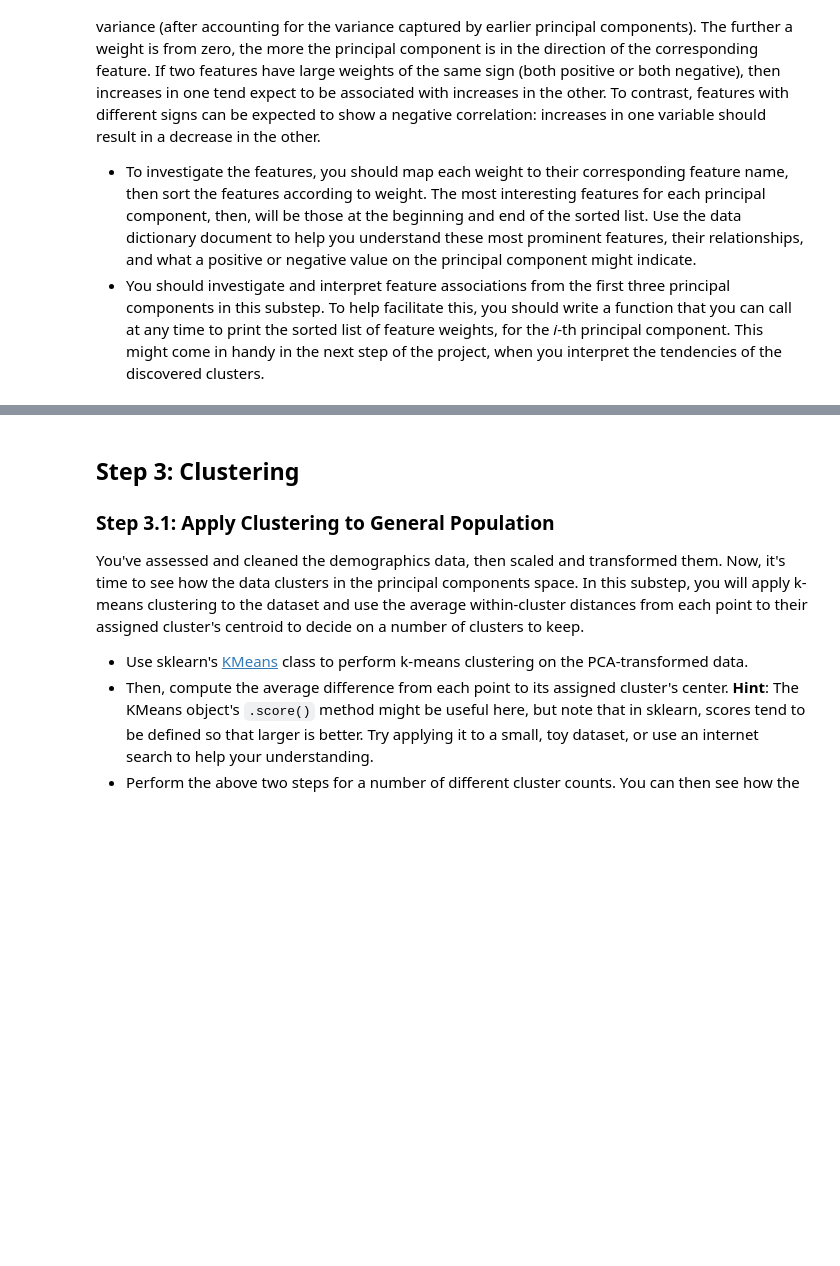
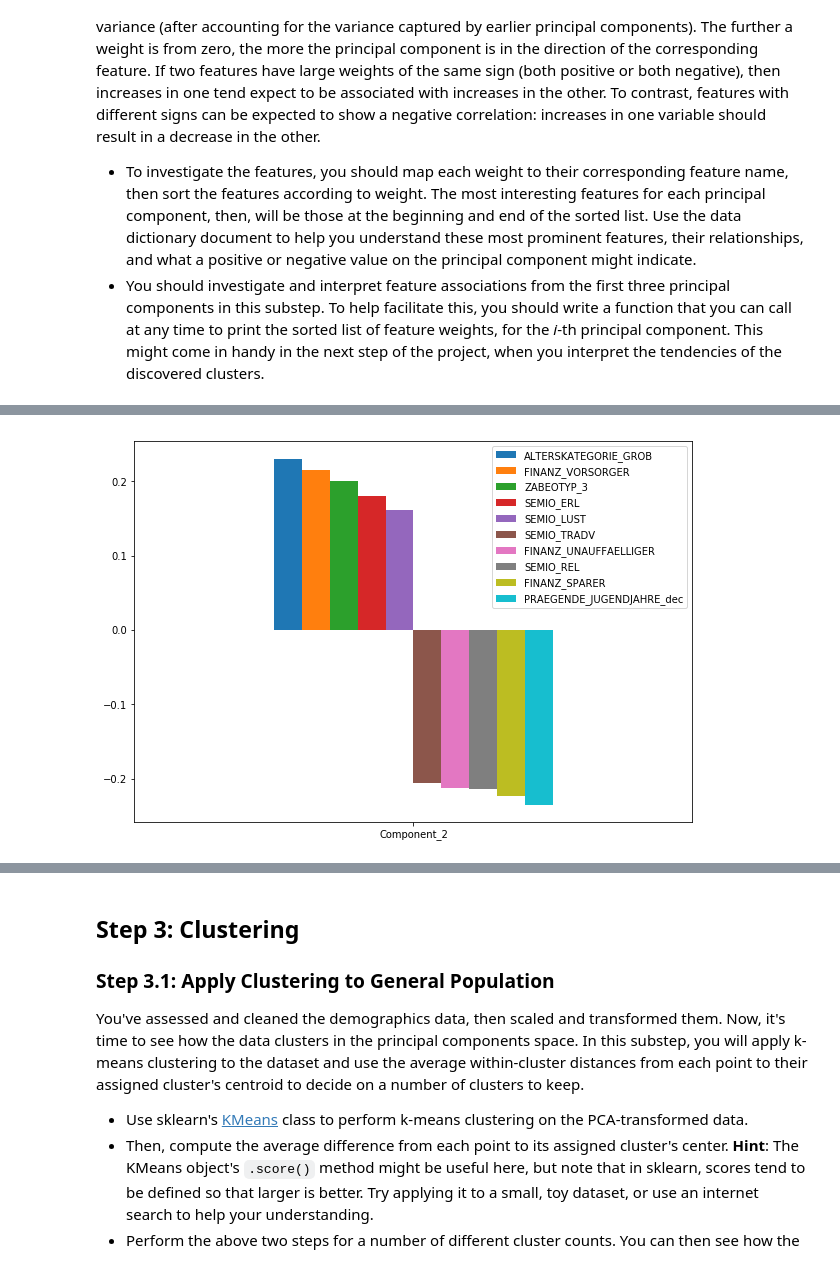
Before and after one commit to sclkan/Identify-Customer-Segments, a Jupyter notebook: Identify_Customer_Segments.ipynb, the cells around one changed output, grey strips where cells are left out. Cells and saved outputs as stored; diff of their text form; code cells hidden in the pictures; blank space fills up the shorter version.

```diff
--- a/Identify_Customer_Segments.ipynb
+++ b/Identify_Customer_Segments.ipynb
@@ -853,3 +874,5 @@ As a reminder, each principal component is a unit vector that points in the dire
 # %%
 # Map weights for the second principal component to corresponding feature names
 # and then print the linked values, sorted by weight.
+pca_results(pca,2)
+# %% [output]
@@ -856,3 +881,4 @@ As a reminder, each principal component is a unit vector that points in the dire
+[figure, added]
 # %%
 # Map weights for the third principal component to corresponding feature names
 # and then print the linked values, sorted by weight.
```
Also changed, not shown: parts of 9 cells of this notebook.
